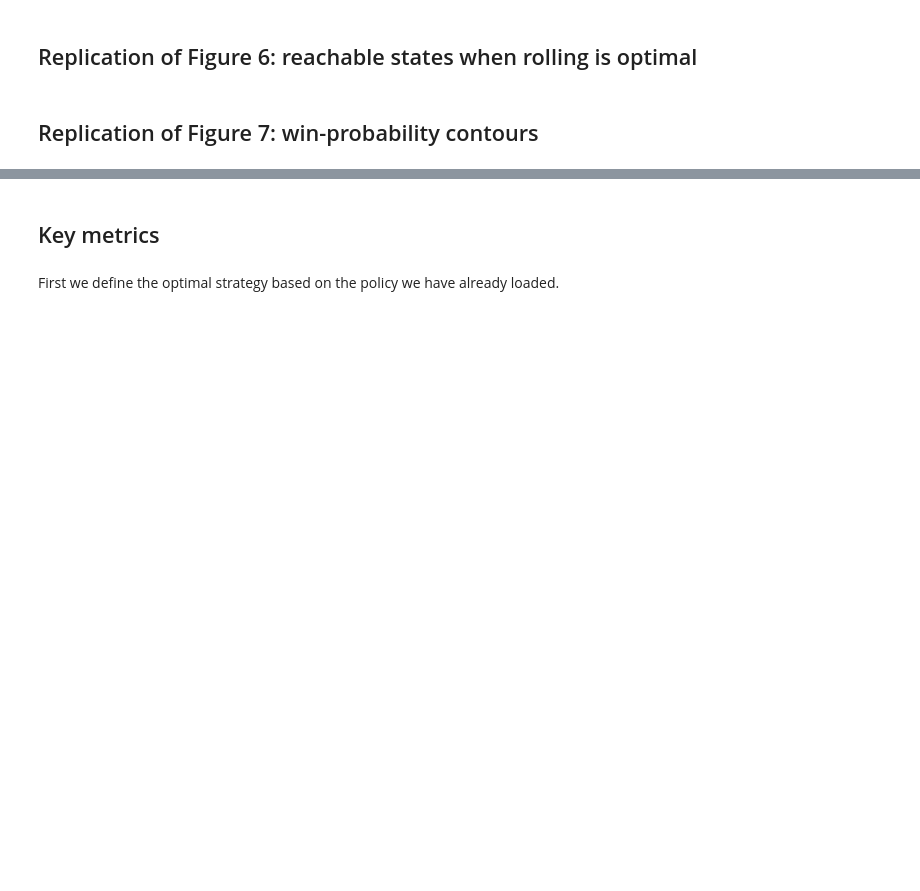
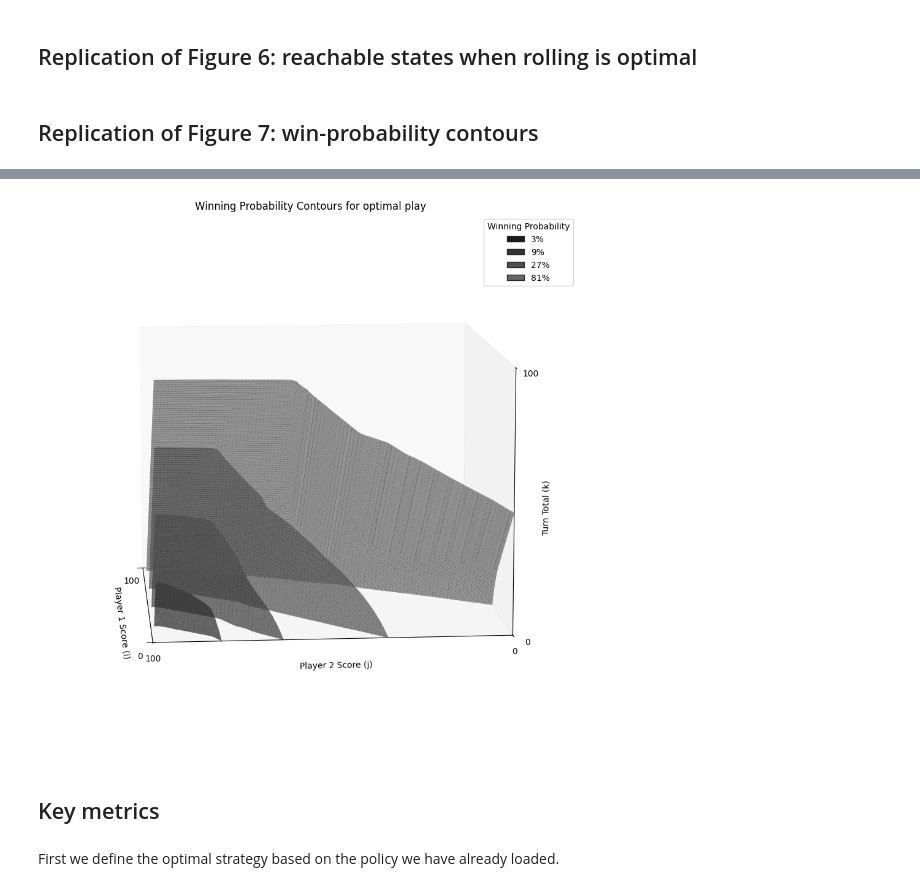
Before and after one commit to jguntrip42/pig_review_repo, a Jupyter notebook: main_results.ipynb, the cells around one changed output, grey strips where cells are left out. Drawn from its saved outputs; the diff is of its cells as text; code cells hidden in the pictures; blank space fills up the shorter version.

Commit message:
Added contour plot to notebook

```diff
--- a/main_results.ipynb
+++ b/main_results.ipynb
@@ -234,0 +237,3 @@ plt.show()
+# %%
+with open("pig_vi/pig_vi_results.pkl", "rb") as f:
+    pig_values = pickle.load(f)["values"]
@@ -234,0 +242,91 @@ plt.show()
+# %%
+#define probability
+win_prob = np.zeros((T, T, T + 1))
+
+for i in range(T):
+    for j in range(T):
+        for k in range(T + 1):
+
+            #If already guaranteed win
+            if i + k >= T:
+                win_prob[i, j, k] = 1.0
+
+            else:
+                win_prob[i, j, k] = pig_values[(i, j, k)]
+
+print(win_prob.shape)
+
+
+
+from skimage import measure
+from mpl_toolkits.mplot3d.art3d import Poly3DCollection
+from matplotlib.patches import Patch
+
+levels = [0.03, 0.09, 0.27, 0.81]
+
+# Different grey shades
+shades = ["0.1", "0.2", "0.3", "0.4"]
+
+fig = plt.figure(figsize=(9, 10))
+ax = fig.add_subplot(111, projection="3d")
+
+legend_handles = []
+
+for level, shade in zip(levels, shades):
+
+    # Extract isosurface
+    verts, faces, normals, vals = measure.marching_cubes(
+        win_prob,
+        level=level
+    )
+
+    mesh = verts[faces]
+
+    # Surface
+    surface = Poly3DCollection(
+        mesh,
+        facecolor=shade,
+        edgecolor="0.15",
+        linewidth=0.05,
+        alpha=0.65
+    )
+
+    ax.add_collection3d(surface)
+
+    # Legend entry
+    legend_handles.append(
+        Patch(facecolor=shade,
+              edgecolor="0.15",
+              label=f"{int(level*100)}%")
+    )
+
+# Axes formatting
+ax.set_xlim(0, T)
+ax.set_ylim(0, T)
+ax.set_zlim(0, T)
+
+ax.set_xlabel("Player 1 Score (i)")
+ax.set_ylabel("Player 2 Score (j)")
+ax.set_zlabel("Turn Total (k)")
+
+ax.set_xticks([0, T])
+ax.set_yticks([0, T])
+ax.set_zticks([0, T])
+
+# View looking along j-axis
+ax.view_init(elev=10, azim=175)
+
+ax.grid(False)
+
+# Legend
+ax.legend(
+    handles=legend_handles,
+    title="Winning Probability",
+    loc="upper right"
+)
+
+ax.set_title("Winning Probability Contours for optimal play")
+
+plt.tight_layout()
+plt.show()
+# %% [output]
@@ -235,3 +334,4 @@ plt.show()
+[figure, added]
 # %% [markdown]
 ## Key metrics
 # %% [markdown]
```
Also changed, not shown: parts of 4 cells of this notebook.
